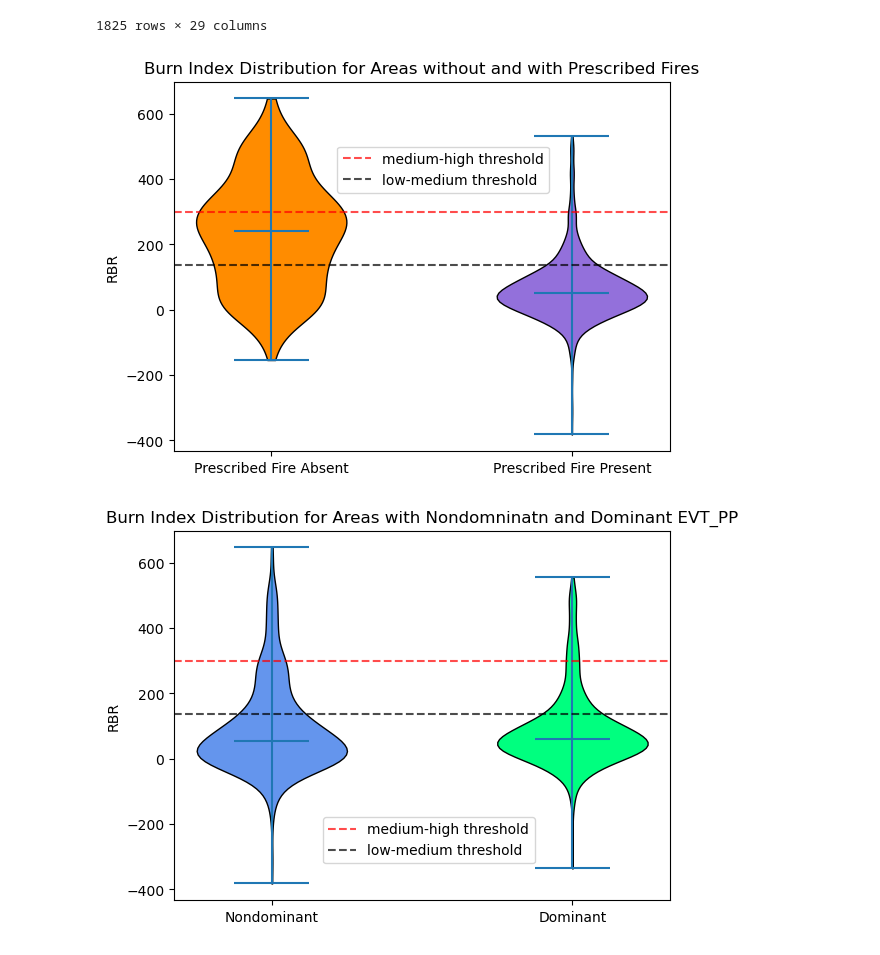
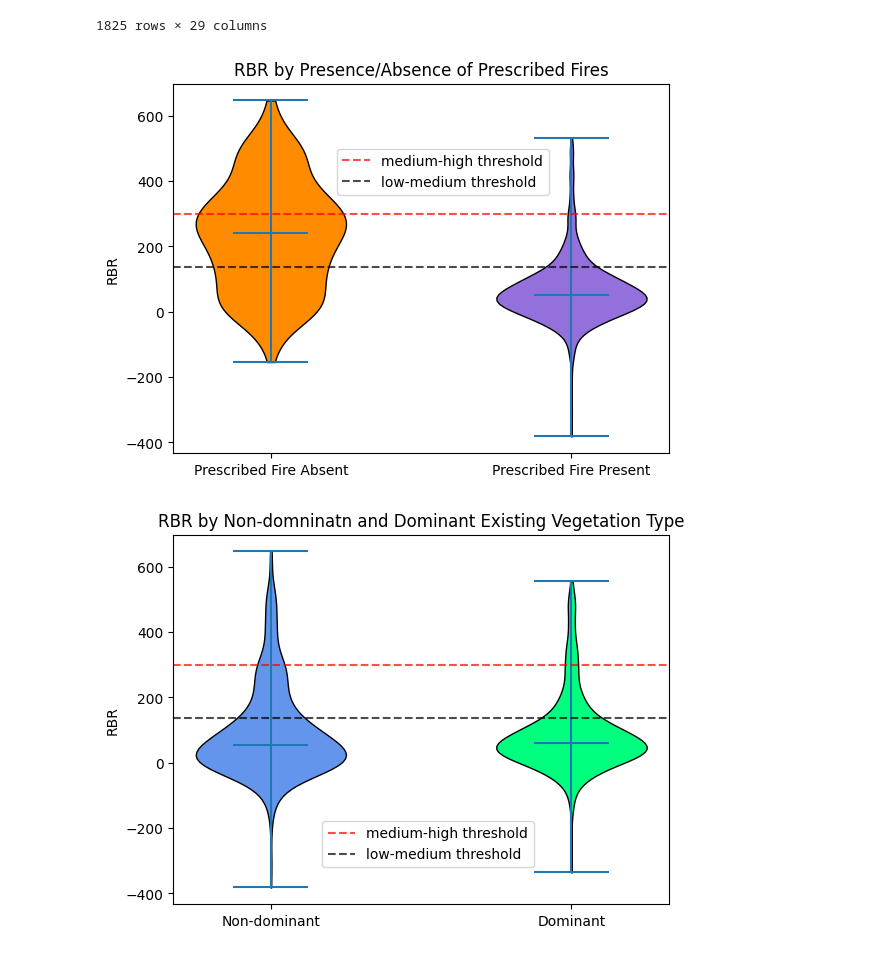
Before and after one commit to UW-ESS-DS/MLGeo2023_ESS569_Burn_Severity_Drivers, a Jupyter notebook: data_characterization.ipynb, the cells around one changed output. Saved outputs shown, nothing was run; the diff lists cells and outputs as text; code cells hidden in the pictures.

```diff
--- a/data_characterization.ipynb
+++ b/data_characterization.ipynb
@@ -24,25 +24,25 @@ data
 # %%
 # Sorting RBR vals into two arrays where Rx=0 and Rx=1
 RBR_Rx0s = [data['RBR'][i] for i, val in enumerate(data['Rx']) if val == 0]
 RBR_Rx1s = [data['RBR'][i] for i, val in enumerate(data['Rx']) if val == 1]
 
 parts = plt.violinplot([RBR_Rx0s, RBR_Rx1s], [0, 1], showmedians=True) # necessary to edit the apperance of the plot
 violins = parts['bodies']
 for v in violins:
     v.set_edgecolor('k')
     v.set_alpha(1)
 violins[0].set_facecolor('darkorange')
 violins[1].set_facecolor('mediumpurple')
 
 plt.xticks([0, 1], labels=["Prescribed Fire Absent", "Prescribed Fire Present"]) # labeling each violin with x axis ticks
 plt.ylabel("RBR")
-plt.title("Burn Index Distribution for Areas without and with Prescribed Fires")
+plt.title("RBR by Presence/Absence of Prescribed Fires")
 plt.axhline(300, linestyle='--', color='r', alpha=0.7, label="medium-high threshold") # burn index medium-high threshold line
 plt.axhline(136, linestyle='--', color='k', alpha=0.7, label="low-medium threshold") # burn index low-medium threshold line
 plt.legend(loc=[0.33, 0.7])
 plt.show()
 # %% [output]
-[figure, old version]
+[figure, new version]
 # %%
 # Sorting RBR vals into two arrays where Rx=0 and Rx=1
 RBR_EVTPP0 = [data['RBR'][i] for i, val in enumerate(data['EVT_PP']) if val == 0]
@@ -56,15 +56,15 @@ for v in violins:
 violins[0].set_facecolor('cornflowerblue')
 violins[1].set_facecolor('springgreen')
 
-plt.xticks([0, 1], labels=["Nondominant", "Dominant"])  # labeling each violin with x axis ticks
+plt.xticks([0, 1], labels=["Non-dominant", "Dominant"])  # labeling each violin with x axis ticks
 plt.ylabel("RBR")
-plt.title("Burn Index Distribution for Areas with Nondomninatn and Dominant EVT_PP")
+plt.title("RBR by Non-domninatn and Dominant Existing Vegetation Type")
 plt.axhline(300, linestyle='--', color='r', alpha=0.7, label="medium-high threshold") # burn index medium-high threshold
 plt.axhline(136, linestyle='--', color='k', alpha=0.7, label="low-medium threshold") # burn index low-medium threshold
 plt.legend(loc=[0.3, 0.1])
 plt.show()
 # %% [output]
-[figure, old version]
+[figure, new version]
 # %%
 analog_vars = data.drop(columns=['Unnamed: 0', 'RBR', 'X', 'Y', 'Rx', 'EVT_PP']) # isolating continuous variables for analysis
 
```
Also changed, not shown: parts of 4 cells of this notebook, 2 other files.
